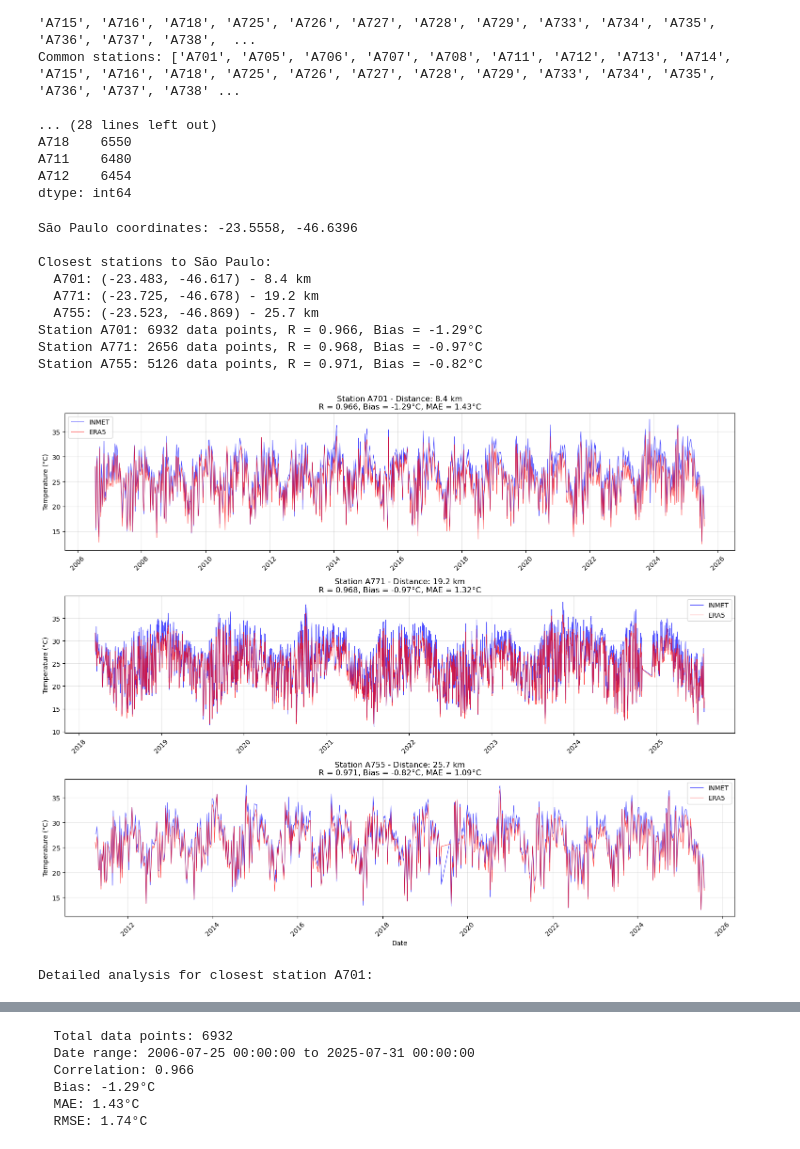
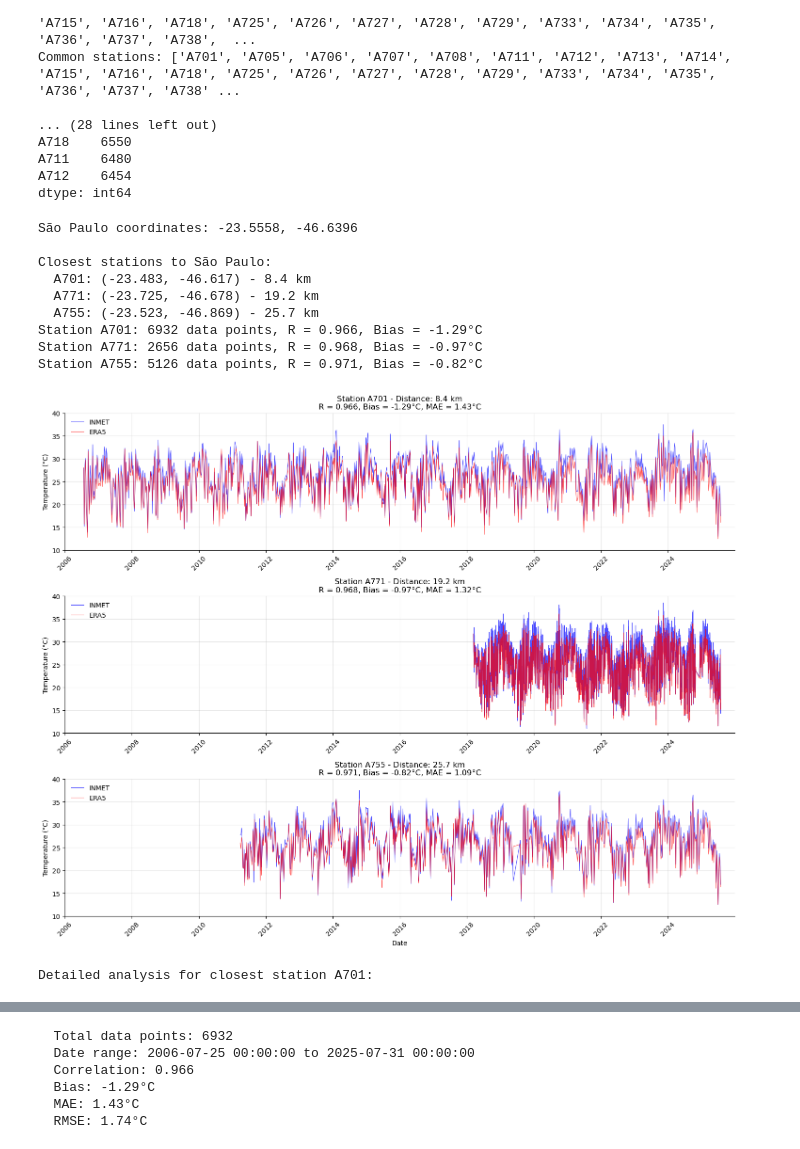
Before and after one commit to dbrisaro/heatwave_detection, a Jupyter notebook: heatwave_project/notebooks/comparison_tmax_insitu_era5.ipynb, the cells around one changed output, grey strips where cells are left out. Saved outputs shown, nothing was run; the diff lists cells and outputs as text; code cells hidden in the pictures.

```diff
--- a/heatwave_project/notebooks/comparison_tmax_insitu_era5.ipynb
+++ b/heatwave_project/notebooks/comparison_tmax_insitu_era5.ipynb
@@ -267,50 +228,38 @@ A711    6480
 A712    6454
 dtype: int64
 # %%
-import matplotlib.pyplot as plt
-import numpy as np
-
-# São Paulo coordinates
 sao_paulo_lat = -23.5558
 sao_paulo_lon = -46.6396
 
 print(f"São Paulo coordinates: {sao_paulo_lat}, {sao_paulo_lon}")
 
-# Calculate distance to São Paulo for each station
 stations_meta['distance_to_sp'] = np.sqrt(
     (stations_meta['latitude'] - sao_paulo_lat)**2 +
     (stations_meta['longitude'] - sao_paulo_lon)**2
 )
 
-# Get the 3 closest stations to São Paulo
 closest_stations = stations_meta.nsmallest(3, 'distance_to_sp')
 print(f"\nClosest stations to São Paulo:")
 for _, station in closest_stations.iterrows():
     distance_km = station['distance_to_sp'] * 111  # Rough conversion to km
     print(f"  {station['station_id']}: ({station['latitude']:.3f}, {station['longitude']:.3f}) - {distance_km:.1f} km")
 
-# Create time series plots for the 3 closest stations
 fig, axes = plt.subplots(3, 1, figsize=(15, 12))
 
 for idx, (_, station) in enumerate(closest_stations.iterrows()):
     station_id = station['station_id']
 
-    # Filter comparison data for this station
     station_data = comparison_df[comparison_df['station_id'] == station_id].copy()
 
     if len(station_data) == 0:
         print(f"No data available for station {station_id}")
         continue
 
-    # Sort by date
     station_data = station_data.sort_values('date')
 
-    # Plot time series
     ax = axes[idx]
 
-    # Sample data if too many points (for better visualization)
     if len(station_data) > 3650:  # More than 10 years
-        # Sample every 7 days to reduce points
         station_data_sample = station_data.iloc[::7]
     else:
         station_data_sample = station_data
@@ -320,7 +269,6 @@ for idx, (_, station) in enumerate(closest_stations.iterrows()):
     ax.plot(station_data_sample['date'], station_data_sample['era5_tmax'],
             label='ERA5', alpha=0.7, linewidth=0.8, color='red')
 
-    # Calculate statistics for this station
     correlation = station_data['inmet_tmax'].corr(station_data['era5_tmax'])
     bias = station_data['difference'].mean()
     mae = station_data['abs_difference'].mean()
@@ -331,10 +279,13 @@ for idx, (_, station) in enumerate(closest_stations.iterrows()):
                 f'R = {correlation:.3f}, Bias = {bias:.2f}°C, MAE = {mae:.2f}°C')
     ax.set_ylabel('Temperature (°C)')
     ax.grid(True, alpha=0.3)
-    ax.legend()
+    ax.legend(frameon=False)
+    ax.set_xlim(pd.to_datetime("2006-01-01"), pd.to_datetime("2025-12-31"))
+    ax.set_ylim([10, 40])
 
-    # Set date format
     ax.tick_params(axis='x', rotation=45)
+    ax.spines['top'].set_visible(False)
+    ax.spines['right'].set_visible(False)
 
     print(f"Station {station_id}: {len(station_data)} data points, "
           f"R = {correlation:.3f}, Bias = {bias:.2f}°C")
@@ -343,7 +294,6 @@ plt.xlabel('Date')
 plt.tight_layout()
 plt.show()
 
-# Create a detailed comparison plot for the closest station
 closest_station_id = closest_stations.iloc[0]['station_id']
 closest_data = comparison_df[comparison_df['station_id'] == closest_station_id].copy()
 
@@ -352,19 +302,20 @@ if len(closest_data) > 0:
 
     fig, axes = plt.subplots(2, 2, figsize=(15, 10))
 
-    # Time series (last 2 years for detail)
     recent_data = closest_data.sort_values('date').tail(730)  # Last 2 years
 
     ax1 = axes[0, 0]
     ax1.plot(recent_data['date'], recent_data['inmet_tmax'], label='INMET', alpha=0.8)
     ax1.plot(recent_data['date'], recent_data['era5_tmax'], label='ERA5', alpha=0.8)
-    ax1.set_title(f'Recent Time Series - Station {closest_station_id}')
+    ax1.set_title(f'a) Recent Time Series - Station {closest_station_id}', loc='left')
     ax1.set_ylabel('Temperature (°C)')
-    ax1.legend()
+    ax1.legend(frameon=False)
     ax1.grid(True, alpha=0.3)
+    ax1.spines['top'].set_visible(False)
+    ax1.spines['right'].set_visible(False)
+    ax1.set_ylim([10, 40])
     plt.setp(ax1.xaxis.get_majorticklabels(), rotation=45)
 
-    # Scatter plot
     ax2 = axes[0, 1]
     ax2.scatter(closest_data['inmet_tmax'], closest_data['era5_tmax'],
                alpha=0.5, s=1)
@@ -372,52 +323,57 @@ if len(closest_data) > 0:
     max_temp = max(closest_data['inmet_tmax'].max(), closest_data['era5_tmax'].max())
     ax2.plot([min_temp, max_temp], [min_temp, max_temp], 'r--', label='1:1 line')
     correlation = closest_data['inmet_tmax'].corr(closest_data['era5_tmax'])
-    ax2.set_title(f'Scatter Plot (R = {correlation:.3f})')
+    ax2.set_title(f'b) Scatter Plot (R = {correlation:.3f})', loc='left')
     ax2.set_xlabel('INMET Temperature (°C)')
     ax2.set_ylabel('ERA5 Temperature (°C)')
-    ax2.legend()
+    ax2.legend(frameon=False)
     ax2.grid(True, alpha=0.3)
+    ax2.spines['top'].set_visible(False)
+    ax2.spines['right'].set_visible(False)
 
-    # Difference histogram
     ax3 = axes[1, 0]
-    ax3.hist(closest_data['difference'], bins=30, alpha=0.7, density=True)
+    ax3.hist(closest_data['difference'], bins=30, alpha=0.7, density=True, edgecolor='white')
     ax3.axvline(closest_data['difference'].mean(), color='red', linestyle='--',
                label=f'Mean: {closest_data["difference"].mean():.2f}°C')
-    ax3.set_title('Temperature Differences (ERA5 - INMET)')
+    ax3.set_title('c) Temperature Differences (ERA5 - INMET)', loc='left')
     ax3.set_xlabel('Temperature Difference (°C)')
     ax3.set_ylabel('Density')
-    ax3.legend()
+    ax3.legend(frameon=False)
     ax3.grid(True, alpha=0.3)
+    ax3.spines['top'].set_visible(False)
+    ax3.spines['right'].set_visible(False)
+    ax3.set_xlim([-10, 10])
 
-    # Monthly differences
     ax4 = axes[1, 1]
     closest_data['month'] = closest_data['date'].dt.month
     monthly_diff = closest_data.groupby('month')['difference'].mean()
     ax4.bar(monthly_diff.index, monthly_diff.values, alpha=0.7)
-    ax4.set_title('Mean Monthly Differences')
+    ax4.set_title('d) Mean Monthly Differences', loc='left')
     ax4.set_xlabel('Month')
     ax4.set_ylabel('Mean Difference (°C)')
     ax4.grid(True, alpha=0.3)
     ax4.set_xticks(range(1, 13))
+    ax4.spines['top'].set_visible(False)
+    ax4.spines['right'].set_visible(False)
 
     plt.tight_layout()
     plt.show()
 
     print(f"  Total data points: {len(closest_data)}")
     print(f"  Date range: {closest_data['date'].min()} to {closest_data['date'].max()}")
     print(f"  Correlation: {correlation:.3f}")
     print(f"  Bias: {closest_data['difference'].mean():.2f}°C")
     print(f"  MAE: {closest_data['abs_difference'].mean():.2f}°C")
     print(f"  RMSE: {np.sqrt((closest_data['difference']**2).mean()):.2f}°C")
 # %% [output]
 São Paulo coordinates: -23.5558, -46.6396
 
 Closest stations to São Paulo:
   A701: (-23.483, -46.617) - 8.4 km
   A771: (-23.725, -46.678) - 19.2 km
   A755: (-23.523, -46.869) - 25.7 km
 Station A701: 6932 data points, R = 0.966, Bias = -1.29°C
 Station A771: 2656 data points, R = 0.968, Bias = -0.97°C
 Station A755: 5126 data points, R = 0.971, Bias = -0.82°C
-[figure, old version]
+[figure, new version]
 Detailed analysis for closest station A701:
```
Also changed, not shown: parts of 7 cells of this notebook, 1 other file.
